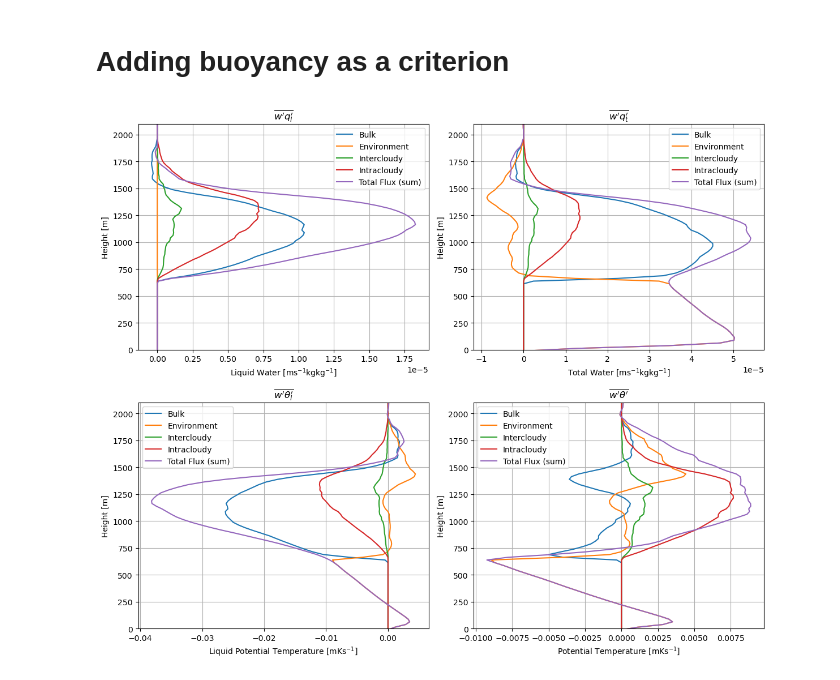
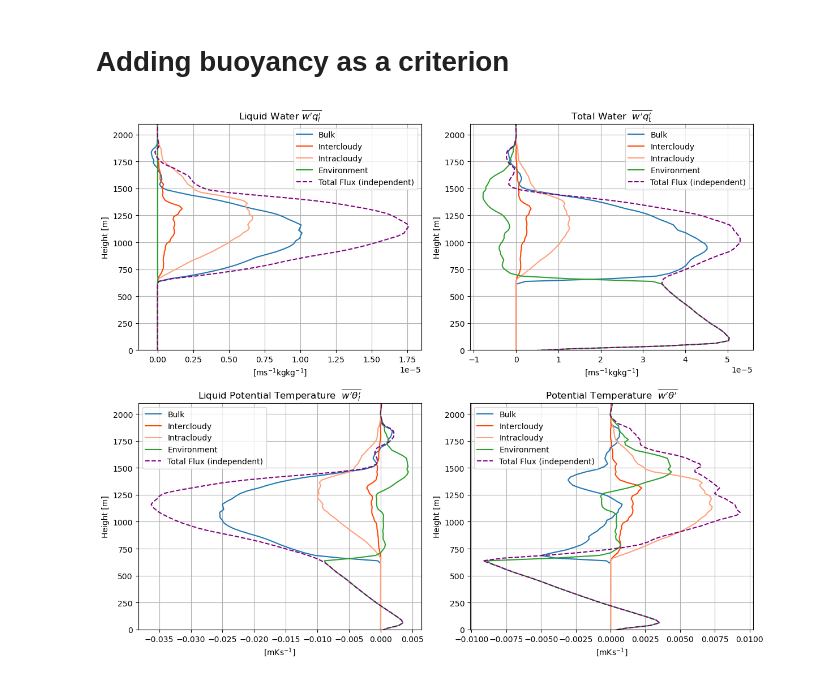
Before and after one commit to jurezgubic/CloudTracking, a Jupyter notebook: analysis/budget_closure_testing_area.ipynb, the cells around one changed output. Saved outputs shown, nothing was run; the diff lists cells and outputs as text; code cells hidden in the pictures.

Commit message:
Updating old plots, adding new functionality (as notebook names state).

```diff
--- a/analysis/budget_closure_testing_area.ipynb
+++ b/analysis/budget_closure_testing_area.ipynb
@@ -563,6 +570,7 @@ def calculate_fluxes(w_data, l_data, var_data):
         if np.any(cloudy):
             w_cloudy_mean = np.mean(w_data[z][cloudy])
             var_cloudy_mean = np.mean(var_data[z][cloudy])
+            cloudy_level_flux = a * np.mean((w_data[z][cloudy] - w_cloudy_mean) * (var_data[z][cloudy] - var_cloudy_mean))
 
             # Label connected components (objects) in the cloudy mask
             structure = np.array([[0,1,0],
@@ -649,14 +657,16 @@ def calculate_fluxes(w_data, l_data, var_data):
             (w_cloudy_mean - w_env_mean) * (var_cloudy_mean - var_env_mean)
         )
 
+
         # Total flux
         total_level_flux = np.sum([
             bulk_level_flux,
-            cloudy_level_flux,
+            #cloudy_level_flux,
             env_level_flux,
             intercloudy_flux_level,
             intracloudy_flux_level
         ])
+
 
         # Append fluxes
         bulk_flux.append(bulk_level_flux)
@@ -695,36 +705,36 @@ def average_over_time(start, end, var_key):
     # Average over time
     return [r / num_steps for r in total_sum]
 
-# def calculate_total_flux_independent(var_data, w_data):
-#     independent_flux = []
-#     for z in range(var_data.shape[0]):
-#         # Domain means at this level
-#         var_domain_mean = np.mean(var_data[z])
-#         w_domain_mean = np.mean(w_data[z])
+def calculate_total_flux_independent(var_data, w_data):
+    independent_flux = []
+    for z in range(var_data.shape[0]):
+        # Domain means at this level
+        var_domain_mean = np.mean(var_data[z])
+        w_domain_mean = np.mean(w_data[z])
 
-#         # Calculate differences from domain means
-#         var_prime = var_data[z] - var_domain_mean
-#         w_prime = w_data[z] - w_domain_mean
+        # Calculate differences from domain means
+        var_prime = var_data[z] - var_domain_mean
+        w_prime = w_data[z] - w_domain_mean
 
-#         # Compute the product and take the mean over the grid
-#         total_flux_indep = np.mean(var_prime * w_prime)
-#         independent_flux.append(total_flux_indep)
+        # Compute the product and take the mean over the grid
+        total_flux_indep = np.mean(var_prime * w_prime)
+        independent_flux.append(total_flux_indep)
 
-#     return np.array(independent_flux)
+    return np.array(independent_flux)
 
 # Time range
 start_timestep = 13
-end_timestep = 15
+end_timestep = 14
 
 # Load height values
 zt_values = load_zt(files['l'])
 
 # Variables to process with their titles
 variables = {
-    'l': r'$\overline{w^{\prime}q_l^{\prime}}$',
-    'q': r'$\overline{w^{\prime}q_t^{\prime}}$',
-    't': r'$\overline{w^{\prime}\theta_l^{\prime}}$',
-    'theta': r'$\overline{w^{\prime}\theta^{\prime}}$'
+    'l': r'Liquid Water $\overline{w^{\prime}q_l^{\prime}}$',
+    'q': r'Total Water  $\overline{w^{\prime}q_t^{\prime}}$',
+    't': r'Liquid Potential Temperature  $\overline{w^{\prime}\theta_l^{\prime}}$',
+    'theta': r'Potential Temperature  $\overline{w^{\prime}\theta^{\prime}}$'
 }
 
 # Store results
@@ -736,55 +746,56 @@ for var_key, title in variables.items():
      intercloudy_flux, intracloudy_flux, total_flux) = average_over_time(start_timestep, end_timestep, var_key)
 
     results[var_key]['bulk_flux'] = bulk_flux
-    #results[var_key]['cloudy_flux'] = cloudy_flux
+    results[var_key]['cloudy_flux'] = cloudy_flux
     results[var_key]['env_flux'] = env_flux
     results[var_key]['intercloudy_flux'] = intercloudy_flux
     results[var_key]['intracloudy_flux'] = intracloudy_flux
     results[var_key]['total_flux'] = total_flux
     results[var_key]['title'] = title
 
-#     # Calculate independent total flux
-#     total_flux_independent_all_timesteps = []
-#     for t in range(start_timestep, end_timestep):
-#         var_data = load_data(files[var_key], var_names[var_key], t)
-#         w_data = load_data(files['w'], var_names['w'], t)
-#         total_flux_independent_all_timesteps.append(
-#             calculate_total_flux_independent(var_data, w_data)
-#         )
+    # Calculate independent total flux
+    total_flux_independent_all_timesteps = []
+    for t in range(start_timestep, end_timestep):
+        var_data = load_data(files[var_key], var_names[var_key], t)
+        w_data = load_data(files['w'], var_names['w'], t)
+        total_flux_independent_all_timesteps.append(
+            calculate_total_flux_independent(var_data, w_data)
+        )
 
-#     # Average over timesteps
-#     results[var_key]['total_flux_independent_calc'] = np.mean(
-#         total_flux_independent_all_timesteps, axis=0
-#     )
+    # Average over timesteps
+    results[var_key]['total_flux_independent_calc'] = np.mean(
+        total_flux_independent_all_timesteps, axis=0
+    )
 
 # Plotting
 xlabels = {
-    'l': 'Liquid Water [ms$^{-1}$kgkg$^{-1}$]',
-    'q': 'Total Water [ms$^{-1}$kgkg$^{-1}$]',
-    't': 'Liquid Potential Temperature [mKs$^{-1}$]',
-    'theta': 'Potential Temperature [mKs$^{-1}$]'
+    'l': '[ms$^{-1}$kgkg$^{-1}$]',
+    'q': '[ms$^{-1}$kgkg$^{-1}$]',
+    't': '[mKs$^{-1}$]',
+    'theta': '[mKs$^{-1}$]'
 }
 
 fig, axs = plt.subplots(2, 2, figsize=(12, 10))
 axs = axs.flatten()
 
 for ax, (var_key, res) in zip(axs, results.items()):
-    ax.plot(res['bulk_flux'], zt_values, label='Bulk')
-    #ax.plot(res['cloudy_flux'], zt_values, label='Cloudy')
-    ax.plot(res['env_flux'], zt_values, label='Environment')
-    ax.plot(res['intercloudy_flux'], zt_values, label='Intercloudy')
-    ax.plot(res['intracloudy_flux'], zt_values, label='Intracloudy')
-    ax.plot(res['total_flux'], zt_values, label='Total Flux (sum)')
-    #ax.plot(res['total_flux_independent_calc'], zt_values, linestyle='--', color='black', label='Total Flux Independent Calc')
+    ax.plot(res['bulk_flux'], zt_values, c='C0', label='Bulk')
+    #ax.plot(res['cloudy_flux'], zt_values, c='C1', label='Cloudy (intra+inter)', linestyle = '--', linewidth=0.75)
+    ax.plot(res['intercloudy_flux'], zt_values, label='Intercloudy', c='orangered')
+    ax.plot(res['intracloudy_flux'], zt_values, label='Intracloudy', c='lightsalmon')
+    ax.plot(res['env_flux'], zt_values, label='Environment', c='C2')
+    #ax.plot(res['total_flux'], zt_values, label='Total Flux (sum)', c='black', linewidth = 2, linestyle = '--')
+    ax.plot(res['total_flux_independent_calc'], zt_values, linestyle='--', color='purple', label='Total Flux (independent)')
 
     ax.set_xlabel(xlabels[var_key])
     ax.set_ylabel('Height [m]')
     ax.set_title(res['title'])
     ax.grid(True)
     ax.set_ylim([0, 2100])
     ax.legend()
 
+#fig.savefig('both_decomposition.pdf', format='pdf', bbox_inches='tight')
 plt.tight_layout()
 plt.show()
 # %% [output]
-[figure, old version]
+[figure, new version]
```
Also changed, not shown: parts of 3 cells of this notebook, 2 other files.
